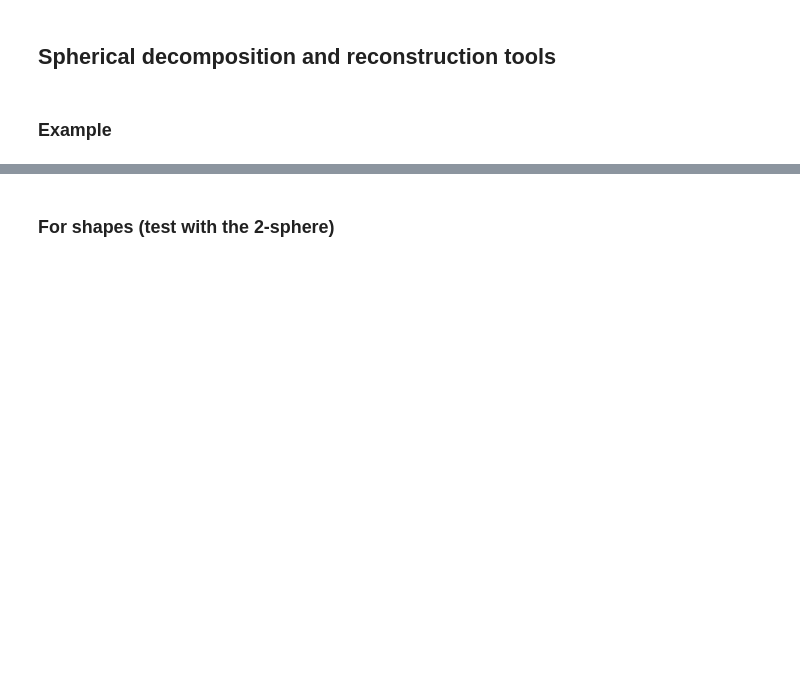
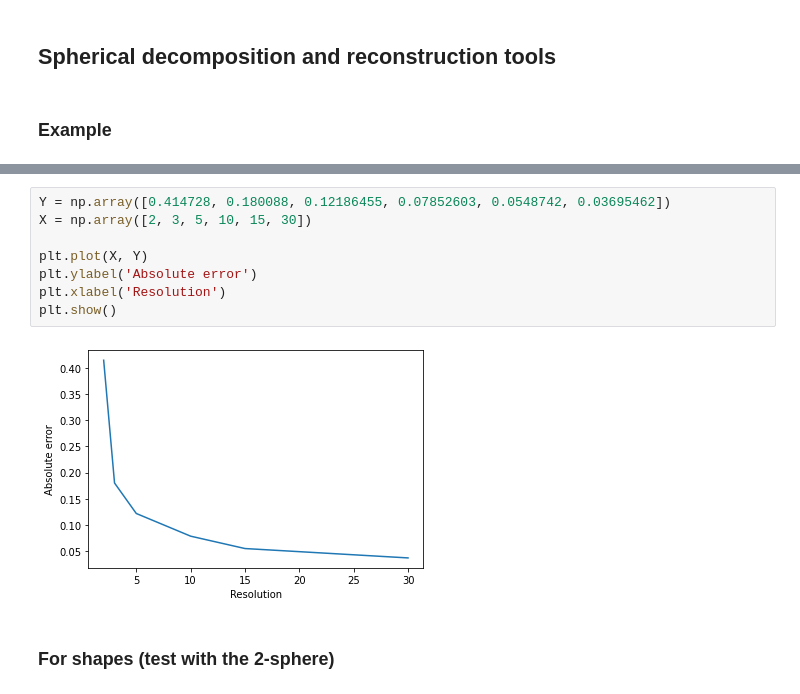
Before and after one commit to tbesnier/bm-shapes, a Jupyter notebook: examples/DIRTY - Spherical harmonic decompostion.ipynb, the cells around one changed output, grey strips where cells are left out. Saved outputs shown, nothing was run; the diff lists cells and outputs as text; blank space fills up the shorter version.

```diff
--- a/examples/DIRTY - Spherical harmonic decompostion.ipynb
+++ b/examples/DIRTY - Spherical harmonic decompostion.ipynb
@@ -69,3 +111,13 @@ WARNING - 2022-09-21 14:59:12,006 - image - Clipping input data to the valid ran
+# %%
+Y = np.array([0.414728, 0.180088, 0.12186455, 0.07852603, 0.0548742, 0.03695462])
+X = np.array([2, 3, 5, 10, 15, 30])
+
+plt.plot(X, Y)
+plt.ylabel('Absolute error')
+plt.xlabel('Resolution')
+plt.show()
+# %% [output]
+[figure, added]
 # %% [markdown]
 ### For shapes (test with the 2-sphere)
 # %%
```
Also changed, not shown: parts of 4 cells of this notebook, 1 other file.
